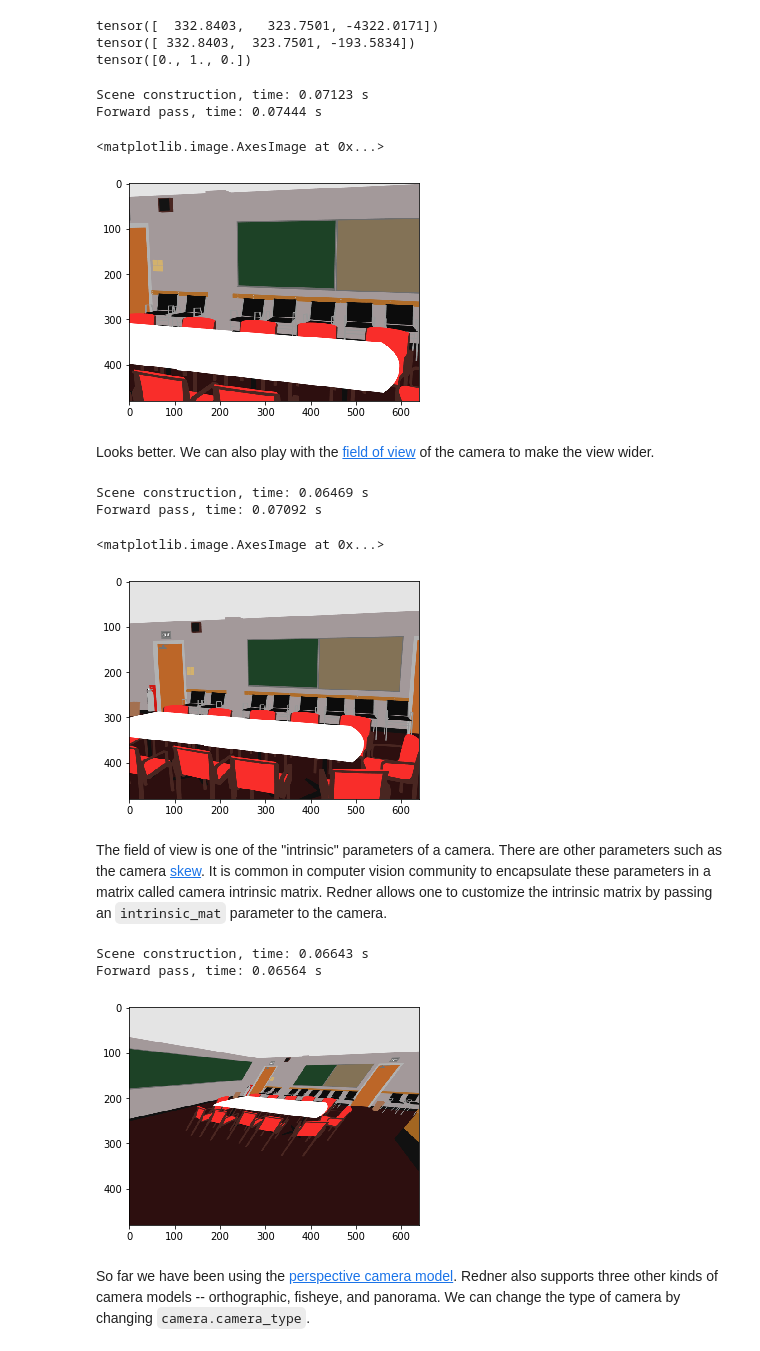
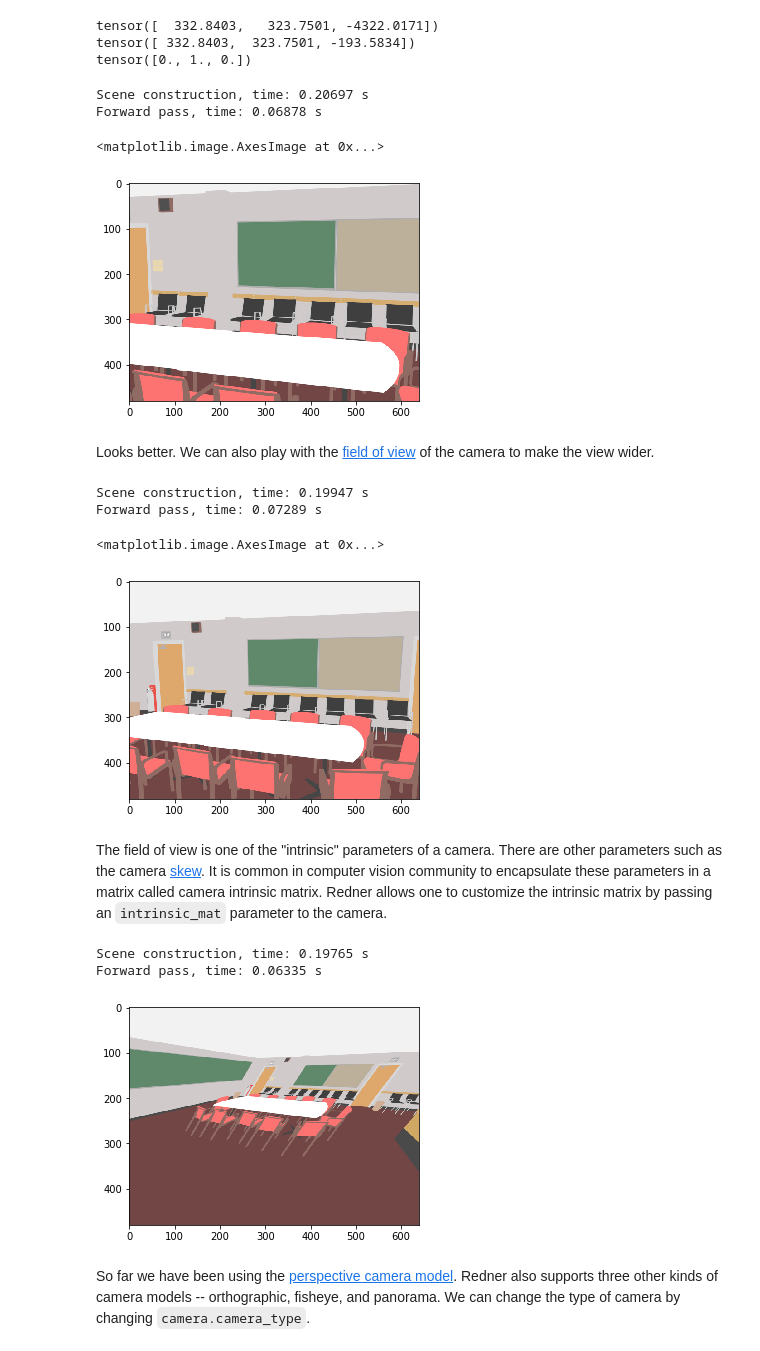
Before and after one commit to BachiLi/redner, a Jupyter notebook: tutorials/camera_model.ipynb, the cells around one changed output. Cells and saved outputs as stored; diff of their text form; code cells hidden in the pictures.

```diff
--- a/tutorials/camera_model.ipynb
+++ b/tutorials/camera_model.ipynb
@@ -68,45 +68,45 @@ camera.position = camera.look_at + torch.tensor([-200.0, 100.0, -700.0])
 # %%
 scene = pyredner.Scene(camera = camera, objects = objects)
 img = pyredner.render_albedo(scene)
-imshow(img.cpu())
+imshow(torch.pow(img, 1.0/2.2).cpu())
 # %% [output]
-Scene construction, time: 0.07123 s
-Forward pass, time: 0.07444 s
+Scene construction, time: 0.20697 s
+Forward pass, time: 0.06878 s
 <matplotlib.image.AxesImage at 0x...>
-[figure, old version]
+[figure, new version]
 # %% [markdown]
 Looks better. We can also play with the [field of view](https://en.wikipedia.org/wiki/Field_of_view) of the camera to make the view wider.
 # %%
 camera.fov = torch.tensor([60.0])
 scene = pyredner.Scene(camera = camera, objects = objects)
 img = pyredner.render_albedo(scene)
-imshow(img.cpu())
+imshow(torch.pow(img, 1.0/2.2).cpu())
 # %% [output]
-Scene construction, time: 0.06469 s
-Forward pass, time: 0.07092 s
+Scene construction, time: 0.19947 s
+Forward pass, time: 0.07289 s
 <matplotlib.image.AxesImage at 0x...>
-[figure, old version]
+[figure, new version]
 # %% [markdown]
 The field of view is one of the "intrinsic" parameters of a camera. There are other parameters such as the camera [skew](https://ksimek.github.io/2013/08/13/intrinsic/). It is common in computer vision community to encapsulate these parameters in a matrix called camera intrinsic matrix. Redner allows one to customize the intrinsic matrix by passing an `intrinsic_mat` parameter to the camera.
 # %%
 # Construct a 3x3 intrinsic matrix
 # fx,  s, x0
 #  0, fy, y0
 #  0,  0,  1
 # usually functioning cameras don't have skew this significant...
 intrinsic_mat = pyredner.generate_intrinsic_mat(fx = torch.tensor([0.75]),
                                                 fy = torch.tensor([0.75]),
                                                 skew = torch.tensor([0.5]),
                                                 x0 = torch.tensor([0.2]),
                                                 y0 = torch.tensor([0.2]))
 scene.camera.intrinsic_mat = intrinsic_mat
 img = pyredner.render_albedo(scene)
-imshow(img.cpu())
+imshow(torch.pow(img, 1.0/2.2).cpu())
 scene.camera.intrinsic_mat = None
 # %% [output]
-Scene construction, time: 0.06643 s
-Forward pass, time: 0.06564 s
+Scene construction, time: 0.19765 s
+Forward pass, time: 0.06335 s
-[figure, old version]
+[figure, new version]
 # %% [markdown]
 So far we have been using the [perspective camera model](https://en.wikipedia.org/wiki/3D_projection#Perspective_projection). Redner also supports three other kinds of camera models -- orthographic, fisheye, and panorama. We can change the type of camera by changing `camera.camera_type`.
 # %%
```
Also changed, not shown: parts of 6 cells of this notebook.
